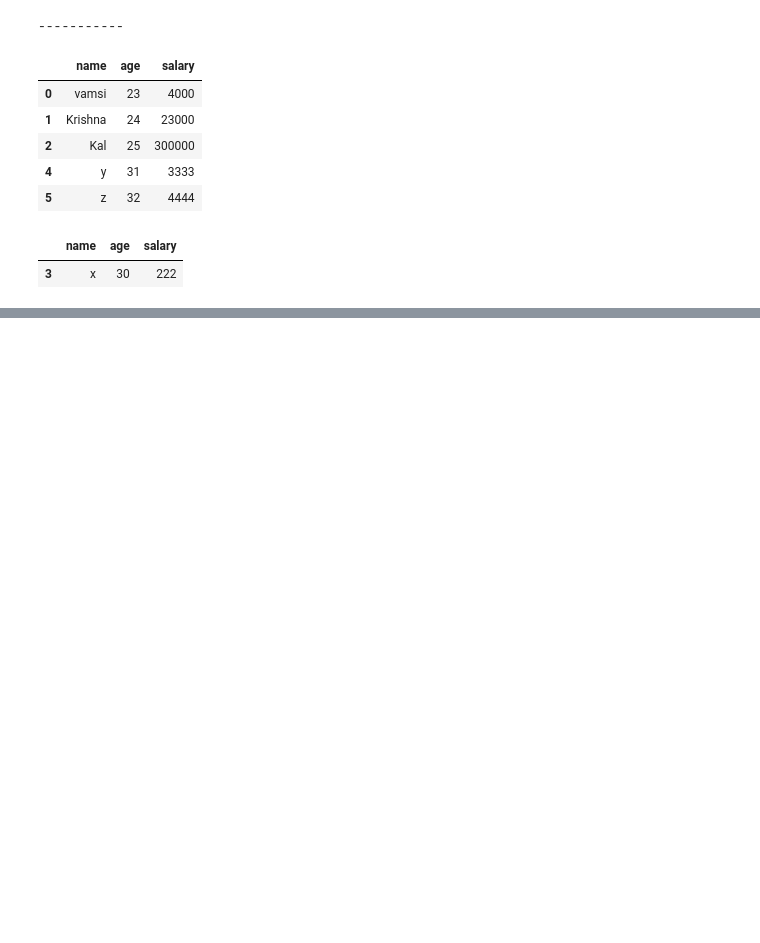
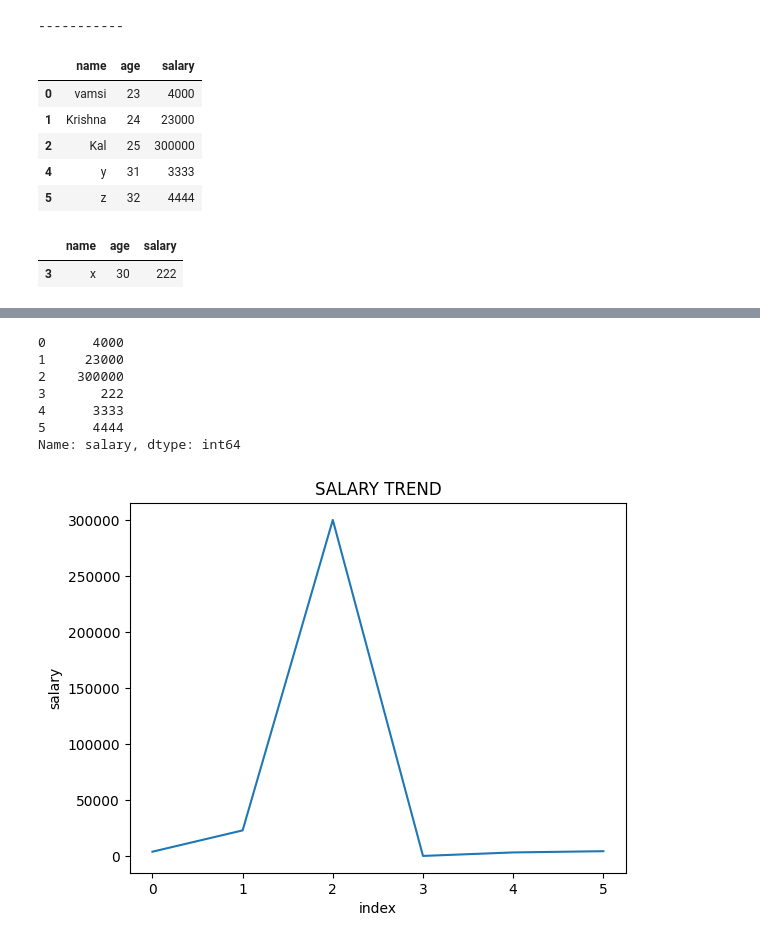
Before and after one commit to vamsi-krishna999/cool-poet, a Jupyter notebook: PANDAS.ipynb, the cells around one changed output, grey strips where cells are left out. Saved outputs shown, nothing was run; the diff lists cells and outputs as text; code cells hidden in the pictures; blank space fills up the shorter version.

```diff
--- a/PANDAS.ipynb
+++ b/PANDAS.ipynb
@@ -245,0 +435,16 @@ df[df['name']=='x']
+# %%
+print(df['salary'])
+plt.plot(df['salary'])
+plt.title("SALARY TREND")
+plt.xlabel('index')
+plt.ylabel('salary')
+plt.show()
+# %% [output]
+0      4000
+1     23000
+2    300000
+3       222
+4      3333
+5      4444
+Name: salary, dtype: int64
+[figure, added]
```
Also changed, not shown: parts of 20 cells of this notebook.
